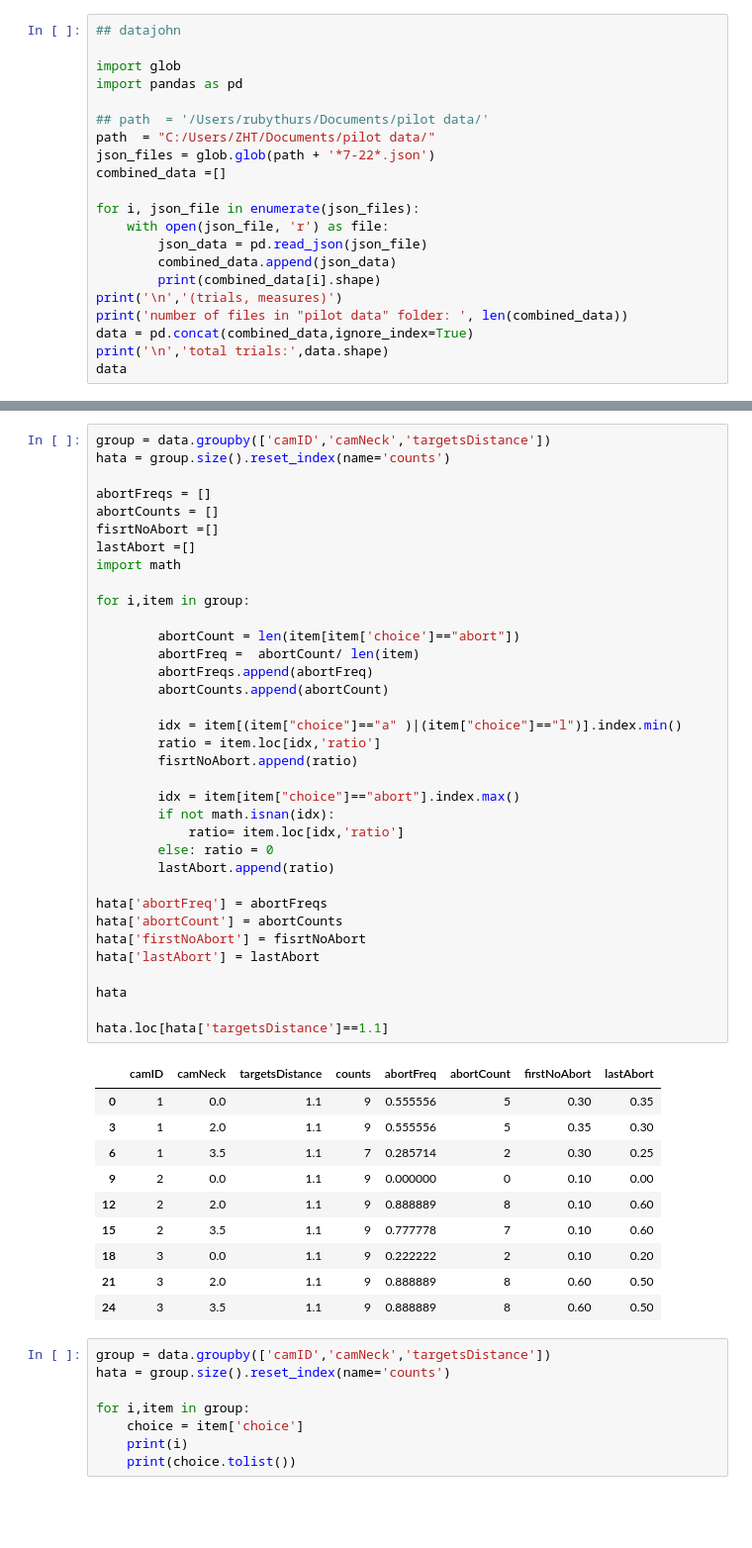
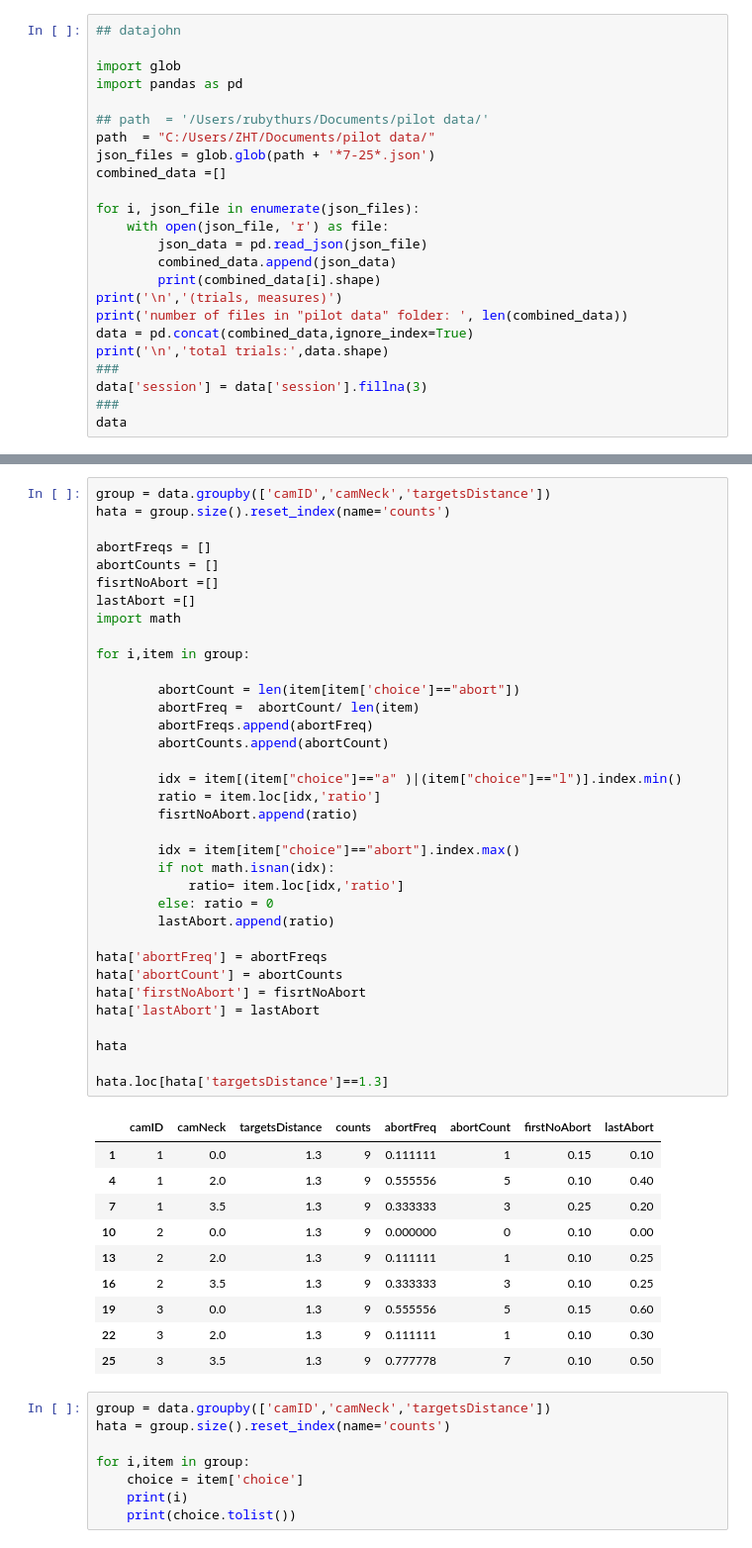
Before and after one commit to ZHTis/count, a Jupyter notebook: datajohn/datajohn.ipynb, the cells around one changed output, grey strips where cells are left out. Shown: that part at 99% size. Drawn from its saved outputs; the diff is of its cells as text; blank space fills up the shorter version.

```diff
--- a/datajohn/datajohn.ipynb
+++ b/datajohn/datajohn.ipynb
@@ -6,7 +6,7 @@ import pandas as pd
 
 ## path  = '/Users/rubythurs/Documents/pilot data/'
 path  = "C:/Users/ZHT/Documents/pilot data/"
-json_files = glob.glob(path + '*7-22*.json')
+json_files = glob.glob(path + '*7-25*.json')
 combined_data =[]
 
 for i, json_file in enumerate(json_files):
@@ -18,5 +18,8 @@ print('\n','(trials, measures)')
 print('number of files in "pilot data" folder: ', len(combined_data))
 data = pd.concat(combined_data,ignore_index=True)
 print('\n','total trials:',data.shape)
+###
+data['session'] = data['session'].fillna(3)
+###
 data
 # %% [output]
@@ -71,43 +77,43 @@ abortCounts = []
 fisrtNoAbort =[]
 lastAbort =[]
 import math
 
 for i,item in group:
 
         abortCount = len(item[item['choice']=="abort"])
         abortFreq =  abortCount/ len(item)
         abortFreqs.append(abortFreq)
         abortCounts.append(abortCount)
 
         idx = item[(item["choice"]=="a" )|(item["choice"]=="l")].index.min()
         ratio = item.loc[idx,'ratio']
         fisrtNoAbort.append(ratio)
 
         idx = item[item["choice"]=="abort"].index.max()
         if not math.isnan(idx):
             ratio= item.loc[idx,'ratio']
         else: ratio = 0
         lastAbort.append(ratio)
 
 hata['abortFreq'] = abortFreqs
 hata['abortCount'] = abortCounts
 hata['firstNoAbort'] = fisrtNoAbort
 hata['lastAbort'] = lastAbort
 
 hata
 
-hata.loc[hata['targetsDistance']==1.1]
+hata.loc[hata['targetsDistance']==1.3]
 # %% [output]
 |  | camID | camNeck | targetsDistance | counts | abortFreq | abortCount | firstNoAbort | lastAbort |
-| 0 | 1 | 0.0 | 1.1 | 9 | 0.555556 | 5 | 0.30 | 0.35 |
-| 3 | 1 | 2.0 | 1.1 | 9 | 0.555556 | 5 | 0.35 | 0.30 |
-| 6 | 1 | 3.5 | 1.1 | 7 | 0.285714 | 2 | 0.30 | 0.25 |
-| 9 | 2 | 0.0 | 1.1 | 9 | 0.000000 | 0 | 0.10 | 0.00 |
-| 12 | 2 | 2.0 | 1.1 | 9 | 0.888889 | 8 | 0.10 | 0.60 |
-| 15 | 2 | 3.5 | 1.1 | 9 | 0.777778 | 7 | 0.10 | 0.60 |
-| 18 | 3 | 0.0 | 1.1 | 9 | 0.222222 | 2 | 0.10 | 0.20 |
-| 21 | 3 | 2.0 | 1.1 | 9 | 0.888889 | 8 | 0.60 | 0.50 |
-| 24 | 3 | 3.5 | 1.1 | 9 | 0.888889 | 8 | 0.60 | 0.50 |
+| 1 | 1 | 0.0 | 1.3 | 9 | 0.111111 | 1 | 0.15 | 0.10 |
+| 4 | 1 | 2.0 | 1.3 | 9 | 0.555556 | 5 | 0.10 | 0.40 |
+| 7 | 1 | 3.5 | 1.3 | 9 | 0.333333 | 3 | 0.25 | 0.20 |
+| 10 | 2 | 0.0 | 1.3 | 9 | 0.000000 | 0 | 0.10 | 0.00 |
+| 13 | 2 | 2.0 | 1.3 | 9 | 0.111111 | 1 | 0.10 | 0.25 |
+| 16 | 2 | 3.5 | 1.3 | 9 | 0.333333 | 3 | 0.10 | 0.25 |
+| 19 | 3 | 0.0 | 1.3 | 9 | 0.555556 | 5 | 0.15 | 0.60 |
+| 22 | 3 | 2.0 | 1.3 | 9 | 0.111111 | 1 | 0.10 | 0.30 |
+| 25 | 3 | 3.5 | 1.3 | 9 | 0.777778 | 7 | 0.10 | 0.50 |
 # %%
 group = data.groupby(['camID','camNeck','targetsDistance'])
 hata = group.size().reset_index(name='counts')
```
Also changed, not shown: parts of 2 cells of this notebook.
